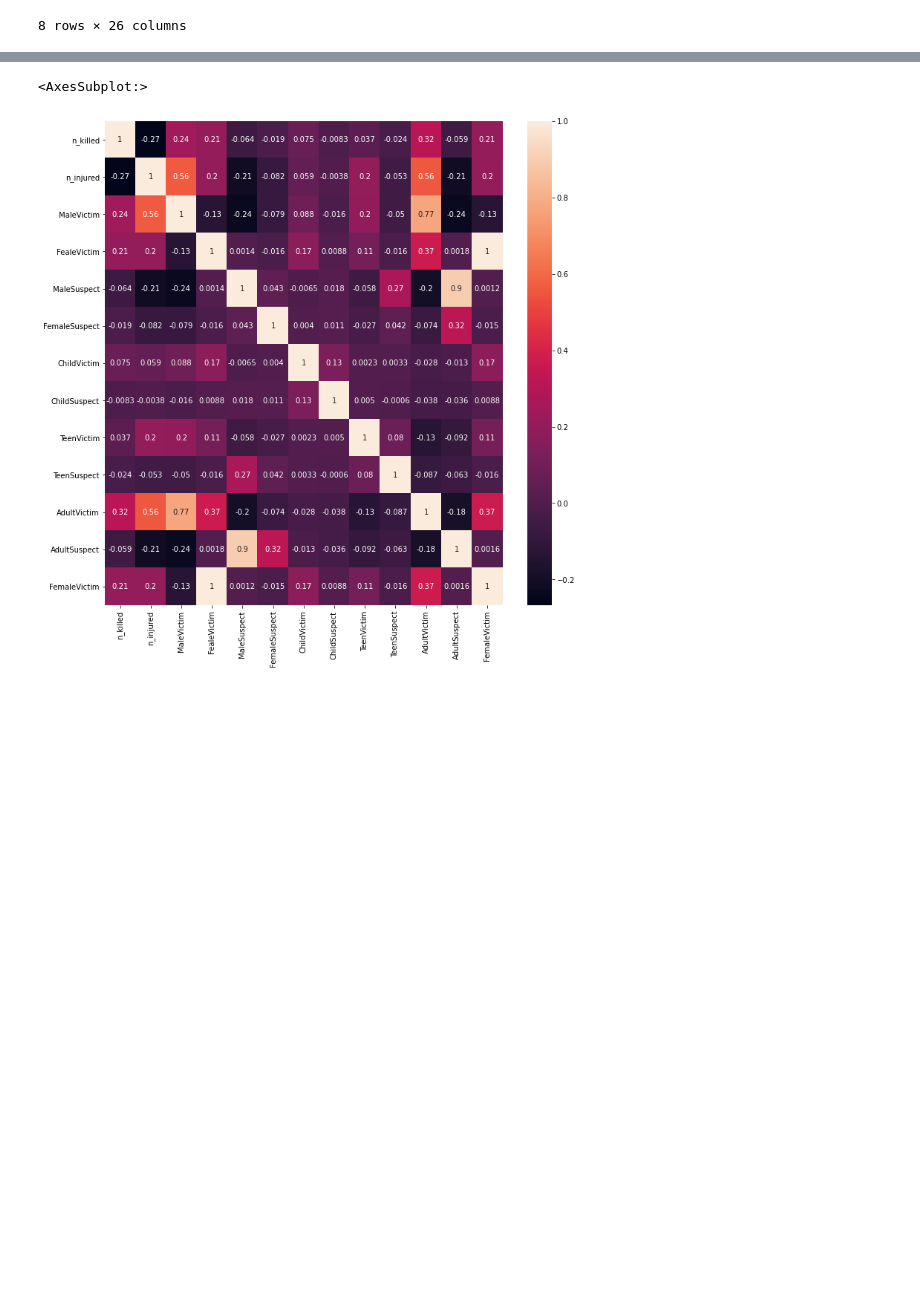
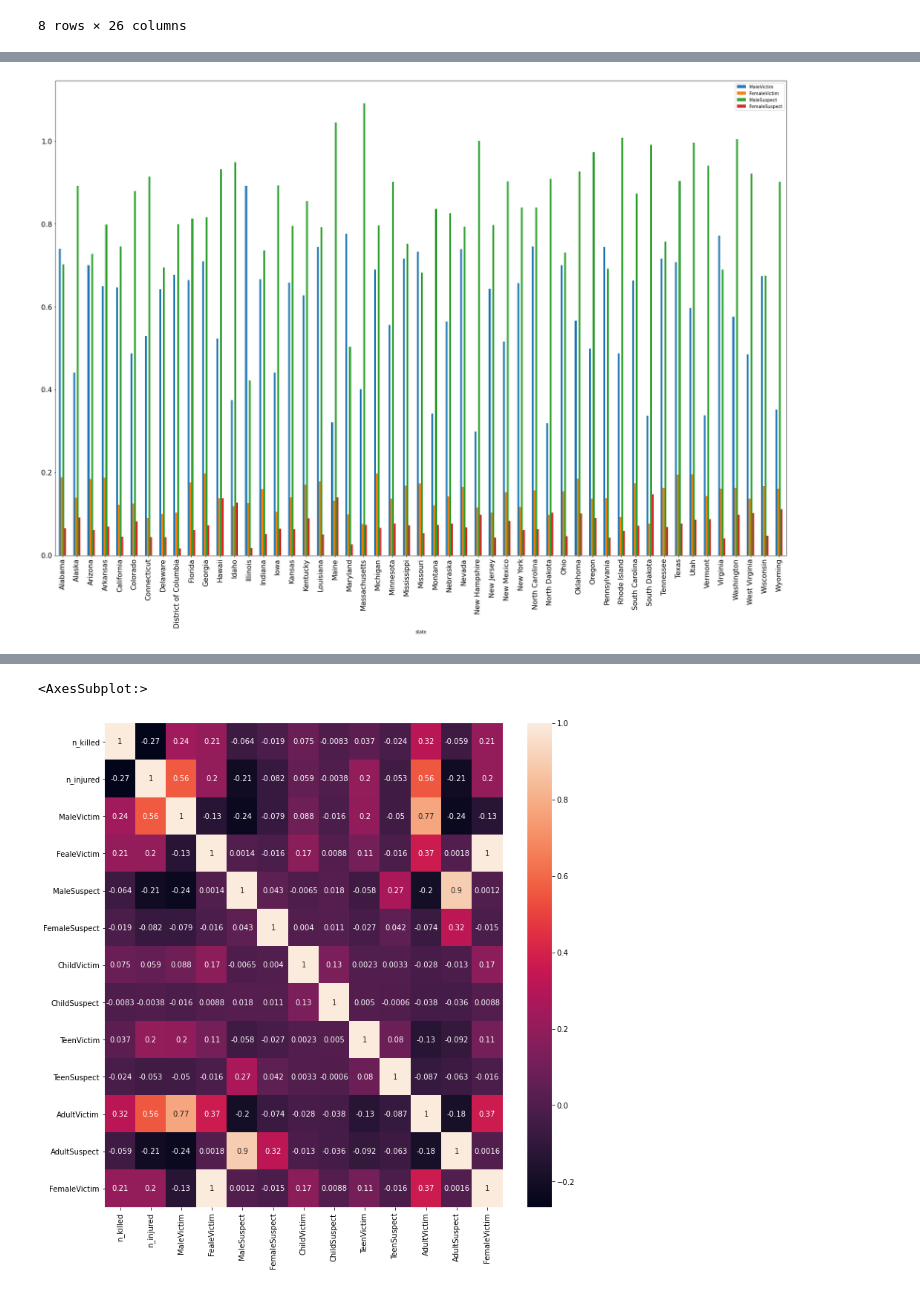
Before and after one commit to ErfanFaneian/580_final, a Jupyter notebook: gun_violance_testing.ipynb, the cells around one changed output, grey strips where cells are left out. Saved outputs shown, nothing was run; the diff lists cells and outputs as text; code cells hidden in the pictures; blank space fills up the shorter version.

```diff
--- a/gun_violance_testing.ipynb
+++ b/gun_violance_testing.ipynb
@@ -371,0 +387,2 @@ df3.head()
+# %%
+df4 = df3.groupby('state')['MaleVictim','FemaleVictim','MaleSuspect','FemaleSuspect'].agg('mean')
@@ -371,0 +393,4 @@ df3.head()
+# %%
+axes = df4.plot.bar(rot=90, figsize=(30,20), fontsize=16)
+# %% [output]
+[figure, added]
```
Also changed, not shown: parts of 17 cells of this notebook.
